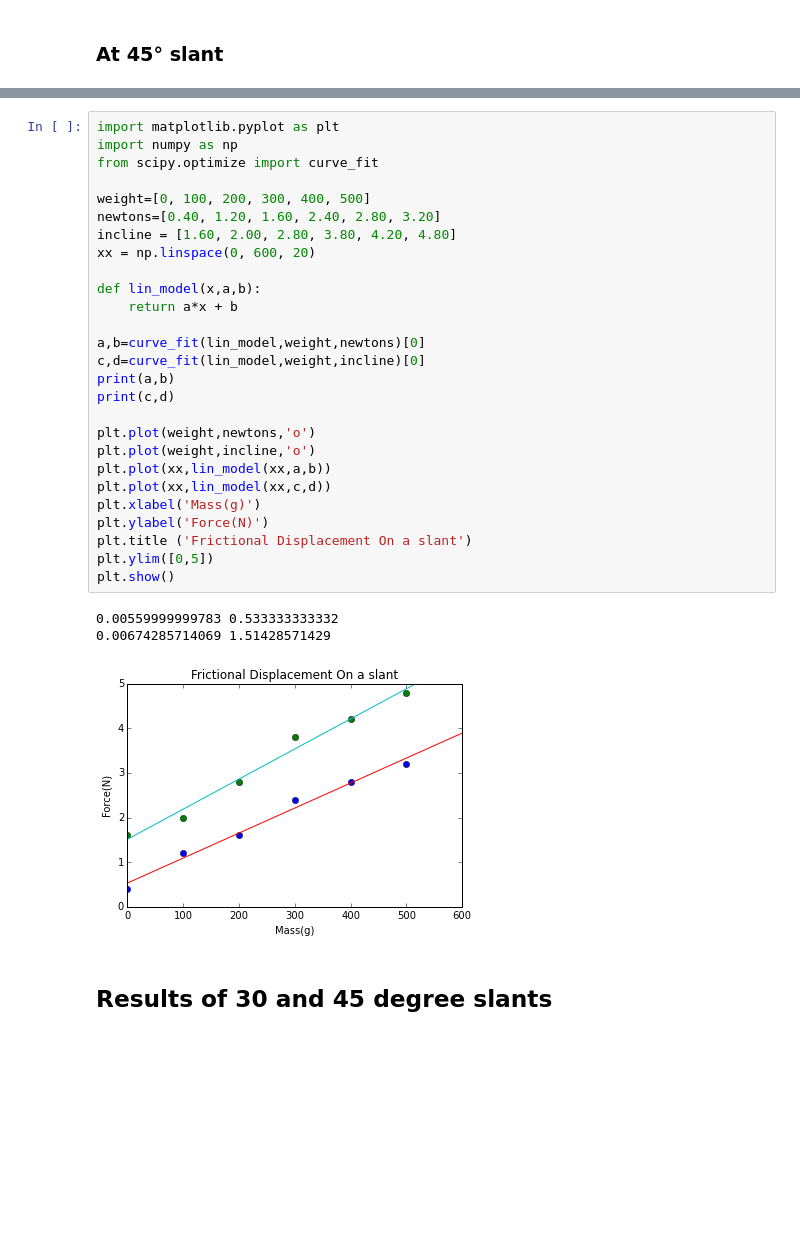
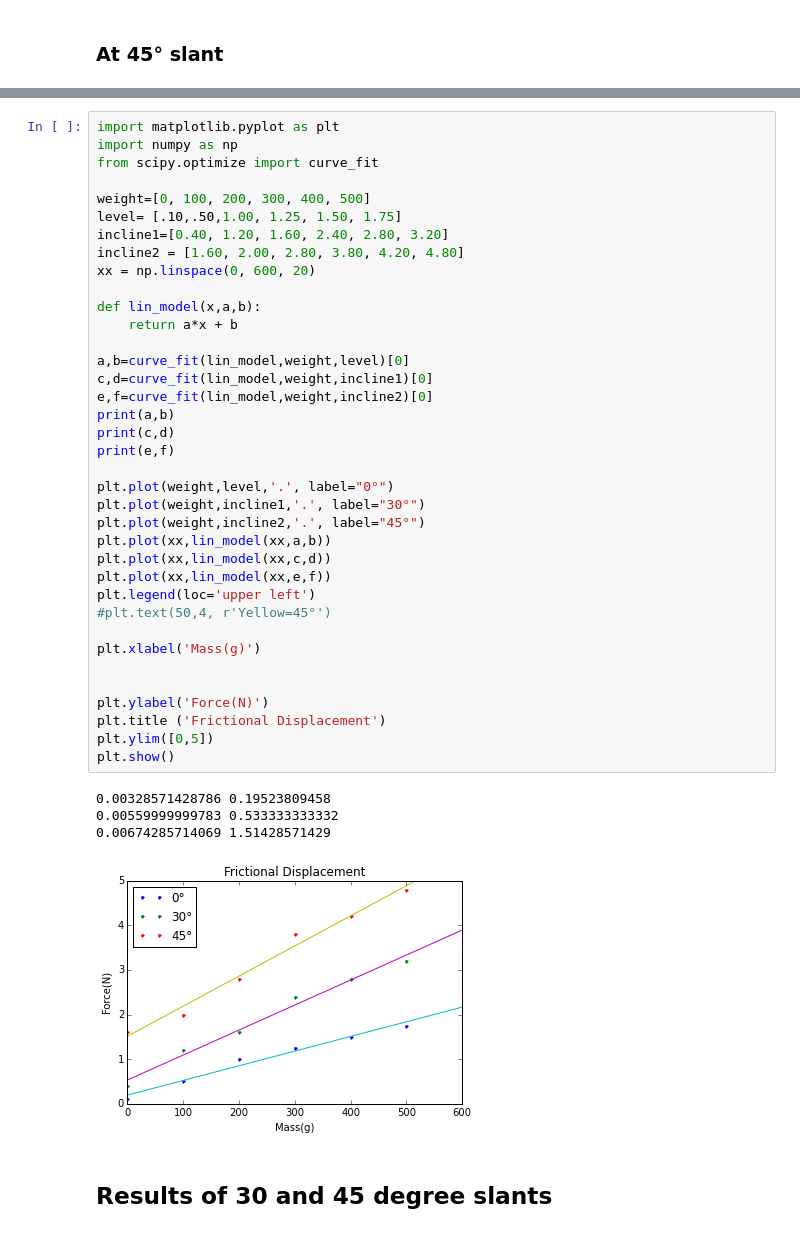
Before and after one commit to Sparky23/Physics-Labs, a Jupyter notebook: Modeling Static Friction.ipynb, the cells around one changed output, grey strips where cells are left out. Cells and saved outputs as stored; diff of their text form; blank space fills up the shorter version.

```diff
--- a/Modeling Static Friction.ipynb
+++ b/Modeling Static Friction.ipynb
@@ -87,34 +87,45 @@ For this procedure, we used the same box and the same weights added and placed i
 # %%
 import matplotlib.pyplot as plt
 import numpy as np
 from scipy.optimize import curve_fit
 
 weight=[0, 100, 200, 300, 400, 500]
-newtons=[0.40, 1.20, 1.60, 2.40, 2.80, 3.20]
-incline = [1.60, 2.00, 2.80, 3.80, 4.20, 4.80]
+level= [.10,.50,1.00, 1.25, 1.50, 1.75]
+incline1=[0.40, 1.20, 1.60, 2.40, 2.80, 3.20]
+incline2 = [1.60, 2.00, 2.80, 3.80, 4.20, 4.80]
 xx = np.linspace(0, 600, 20)
 
 def lin_model(x,a,b):
     return a*x + b
 
-a,b=curve_fit(lin_model,weight,newtons)[0]
-c,d=curve_fit(lin_model,weight,incline)[0]
+a,b=curve_fit(lin_model,weight,level)[0]
+c,d=curve_fit(lin_model,weight,incline1)[0]
+e,f=curve_fit(lin_model,weight,incline2)[0]
 print(a,b)
 print(c,d)
+print(e,f)
 
-plt.plot(weight,newtons,'o')
-plt.plot(weight,incline,'o')
+plt.plot(weight,level,'.', label="0°")
+plt.plot(weight,incline1,'.', label="30°")
+plt.plot(weight,incline2,'.', label="45°")
 plt.plot(xx,lin_model(xx,a,b))
 plt.plot(xx,lin_model(xx,c,d))
+plt.plot(xx,lin_model(xx,e,f))
+plt.legend(loc='upper left')
+#plt.text(50,4, r'Yellow=45°')
+
 plt.xlabel('Mass(g)')
+
+
 plt.ylabel('Force(N)')
-plt.title ('Frictional Displacement On a slant')
+plt.title ('Frictional Displacement')
 plt.ylim([0,5])
 plt.show()
 # %% [output]
+0.00328571428786 0.19523809458
 0.00559999999783 0.533333333332
 0.00674285714069 1.51428571429
-[figure, old version]
+[figure, new version]
 # %% [markdown]
 ## Results of 30 and 45 degree slants
 # %% [markdown]
```
Also changed, not shown: parts of 6 cells of this notebook.
